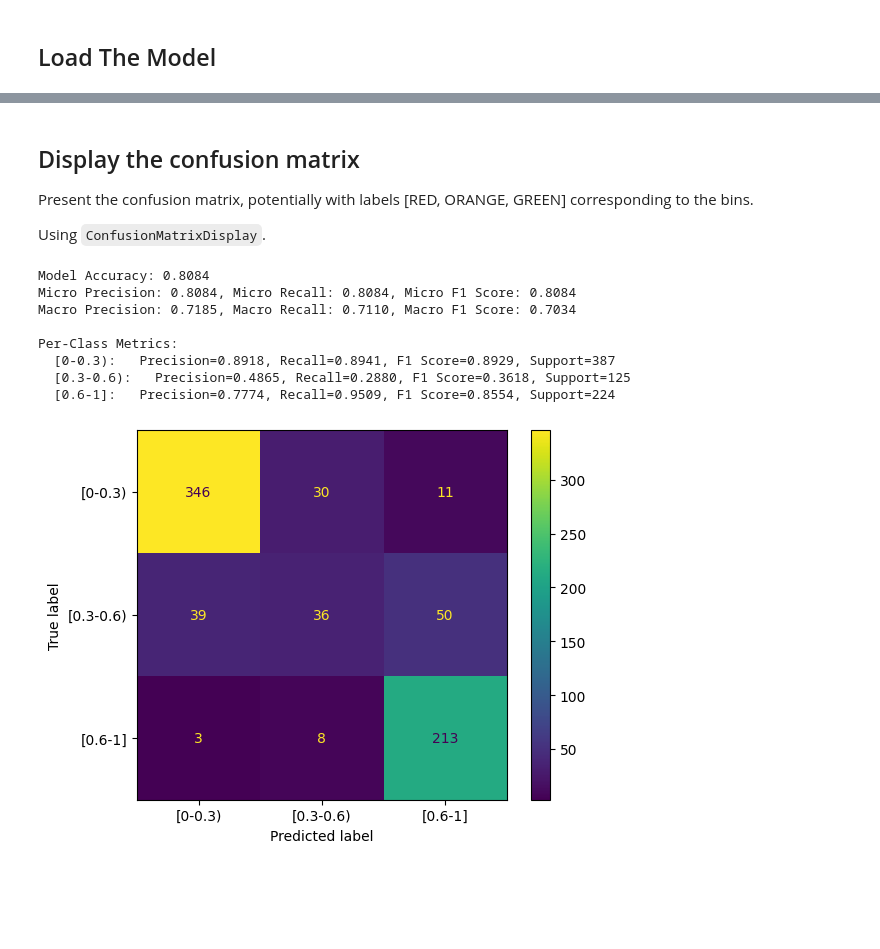
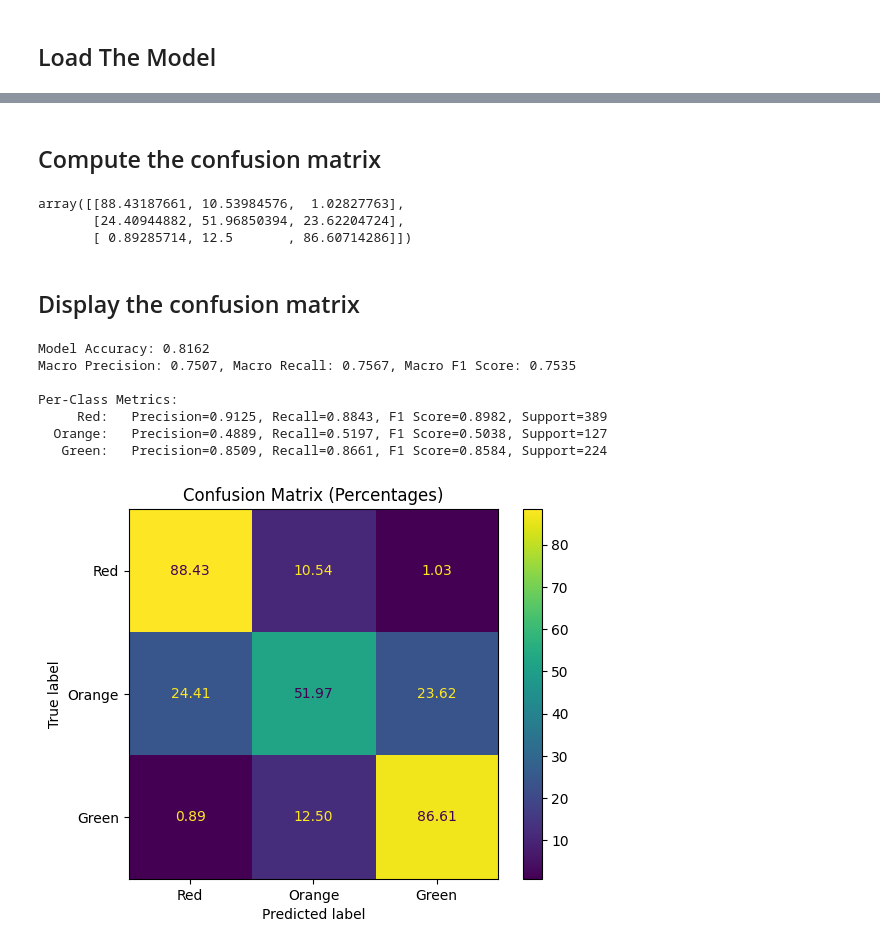
Before and after one commit to HITProjects/PixelQuality, a Jupyter notebook: Samsung/notebooks/training.ipynb, the cells around one changed output, grey strips where cells are left out. Saved outputs shown, nothing was run; the diff lists cells and outputs as text; code cells hidden in the pictures; blank space fills up the shorter version.

Commit message:
Up to date training flow
Also includes finding the best bin values for prediction digitization

```diff
--- a/Samsung/notebooks/training.ipynb
+++ b/Samsung/notebooks/training.ipynb
@@ -573,0 +712,15 @@ Sample true test scores: tensor([0.5000, 0.0000, 0.5000, 1.0000, 0.0000])
+# %%
+eval_train_outputs, eval_train_scores = evaluate(model, eval_train_dataloader)
+
+print("All outputs shape:", eval_train_outputs.shape)
+print("All true scores shape:", eval_train_scores.shape)
+print("Sample outputs (predicted scores):", eval_train_outputs[:5])
+print("Sample true scores:", eval_train_scores[:5])
+
+
+eval_test_outputs, eval_test_scores = evaluate(model, eval_test_dataloader)
+
+print("All outputs shape:", eval_test_outputs.shape)
+print("All true scores shape:", eval_test_scores.shape)
+print("Sample outputs (predicted scores):", eval_test_outputs[:5])
+print("Sample true scores:", eval_test_scores[:5])
@@ -621,9 +811,18 @@ Confusion Matrix (Labels: 0=[0-0.3), 1=[0.3-0.6), 2=[0.6-1]):
-# %% [markdown]
-## Display the confusion matrix
-
-Present the confusion matrix, potentially with labels [RED, ORANGE, GREEN] corresponding to the bins.
-
-Using `ConfusionMatrixDisplay`.
+# %% [markdown]
+## Compute the confusion matrix
+# %%
+from sklearn.metrics import confusion_matrix
+conf_matrix = confusion_matrix(true_class_indices, predicted_class_indices, labels=[0, 1, 2], normalize='true')
+# From floats to precentages
+conf_matrix *= 100
+
+display(conf_matrix)
+# %% [output]
+array([[88.43187661, 10.53984576,  1.02827763],
+       [24.40944882, 51.96850394, 23.62204724],
+       [ 0.89285714, 12.5       , 86.60714286]])
+# %% [markdown]
+## Display the confusion matrix
 # %%
 from sklearn.metrics import accuracy_score, precision_recall_fscore_support, ConfusionMatrixDisplay
 import matplotlib.pyplot as plt
@@ -633,46 +832,49 @@ import numpy as np # Import numpy for digitize
 accuracy = accuracy_score(true_class_indices, predicted_class_indices)
 
 # Define labels for metrics and display
-labels_names = ['[0-0.3)', '[0.3-0.6)', '[0.6-1]']
+labels_names = ['Red', 'Orange', 'Green']
 labels_indices = [0, 1, 2]
 
-# Calculate precision, recall, and F1-score (micro and macro)
+# Calculate precision, recall, and F1-score (macro)
 # We need to specify the labels and zero_division to handle cases with no predictions
-precision_micro, recall_micro, fscore_micro, _ = precision_recall_fscore_support(
-    true_class_indices, predicted_class_indices, average='micro', labels=labels_indices, zero_division=0
-)
 precision_macro, recall_macro, fscore_macro, _ = precision_recall_fscore_support(
     true_class_indices, predicted_class_indices, average='macro', labels=labels_indices, zero_division=0
 )
 # Also calculate per-class metrics for more detail
 precision_per_class, recall_per_class, fscore_per_class, support_per_class = precision_recall_fscore_support(
     true_class_indices, predicted_class_indices, labels=labels_indices, zero_division=0
 )
 
 
 print(f"Model Accuracy: {accuracy:.4f}")
-print(f"Micro Precision: {precision_micro:.4f}, Micro Recall: {recall_micro:.4f}, Micro F1 Score: {fscore_micro:.4f}")
 print(f"Macro Precision: {precision_macro:.4f}, Macro Recall: {recall_macro:.4f}, Macro F1 Score: {fscore_macro:.4f}")
 print("\nPer-Class Metrics:")
 for i, label_name in enumerate(labels_names):
-    print(f"  {label_name}:   Precision={precision_per_class[i]:.4f}, Recall={recall_per_class[i]:.4f}, F1 Score={fscore_per_class[i]:.4f}, Support={support_per_class[i]}")
+    print(f"  {label_name.rjust(6, ' ')}:   Precision={precision_per_class[i]:.4f}, Recall={recall_per_class[i]:.4f}, F1 Score={fscore_per_class[i]:.4f}, Support={support_per_class[i]}")
 
 
 # Create a display object for the confusion matrix
 cmd = ConfusionMatrixDisplay(confusion_matrix=conf_matrix, display_labels=labels_names)
 
-# Plot the confusion matrix
-cmd.plot()
+# Plot the confusion matrix with values formatted as percentages
+fig, ax = plt.subplots()
+cmd.plot(values_format=".2f", ax=ax)  # use ax to keep control
+
+# Force all text to black
+# for text in ax.texts:
+#     text.set_color("black")
+
+# Add a title to the plot
+plt.title('Confusion Matrix (Percentages)')
 
 # Display the plot
 plt.show()
 # %% [output]
-Model Accuracy: 0.8084
-Micro Precision: 0.8084, Micro Recall: 0.8084, Micro F1 Score: 0.8084
-Macro Precision: 0.7185, Macro Recall: 0.7110, Macro F1 Score: 0.7034
+Model Accuracy: 0.8162
+Macro Precision: 0.7507, Macro Recall: 0.7567, Macro F1 Score: 0.7535
 
 Per-Class Metrics:
-  [0-0.3):   Precision=0.8918, Recall=0.8941, F1 Score=0.8929, Support=387
-  [0.3-0.6):   Precision=0.4865, Recall=0.2880, F1 Score=0.3618, Support=125
-  [0.6-1]:   Precision=0.7774, Recall=0.9509, F1 Score=0.8554, Support=224
+     Red:   Precision=0.9125, Recall=0.8843, F1 Score=0.8982, Support=389
+  Orange:   Precision=0.4889, Recall=0.5197, F1 Score=0.5038, Support=127
+   Green:   Precision=0.8509, Recall=0.8661, F1 Score=0.8584, Support=224
-[figure, old version]
+[figure, new version]
```
Also changed, not shown: parts of 51 cells of this notebook.
